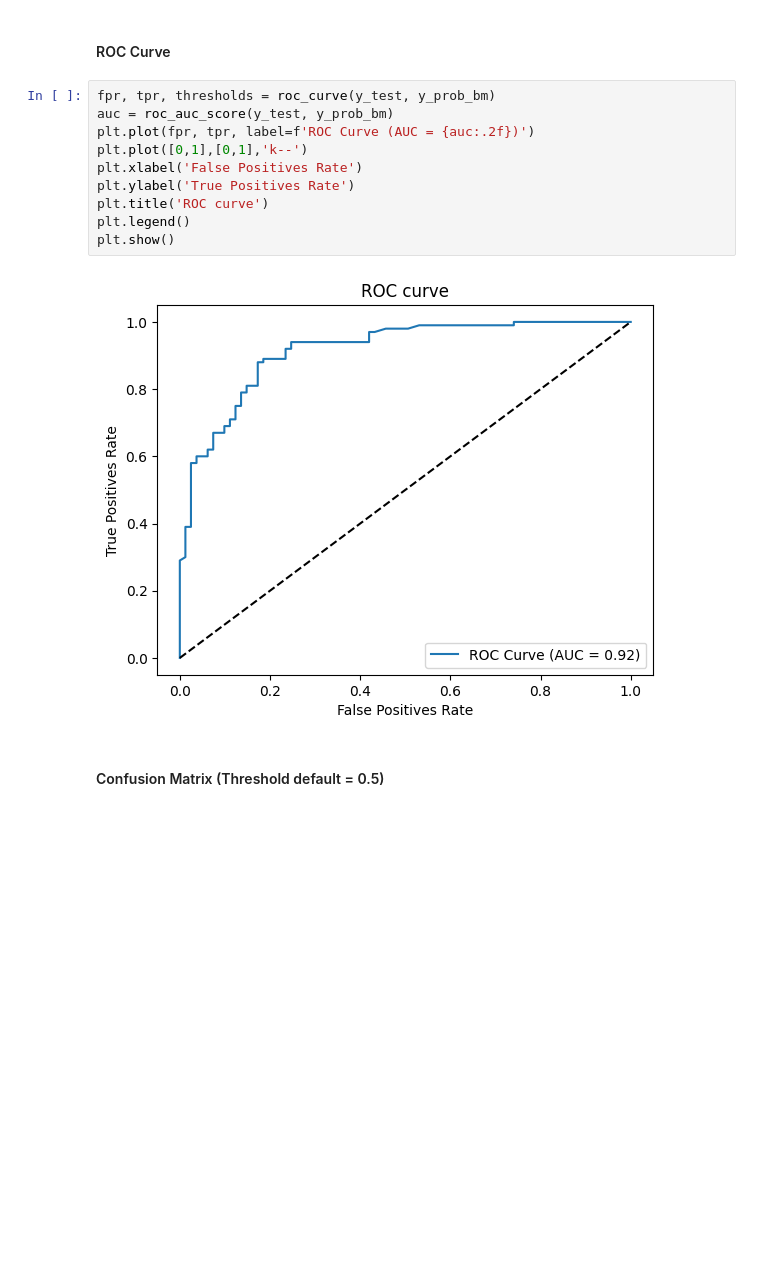
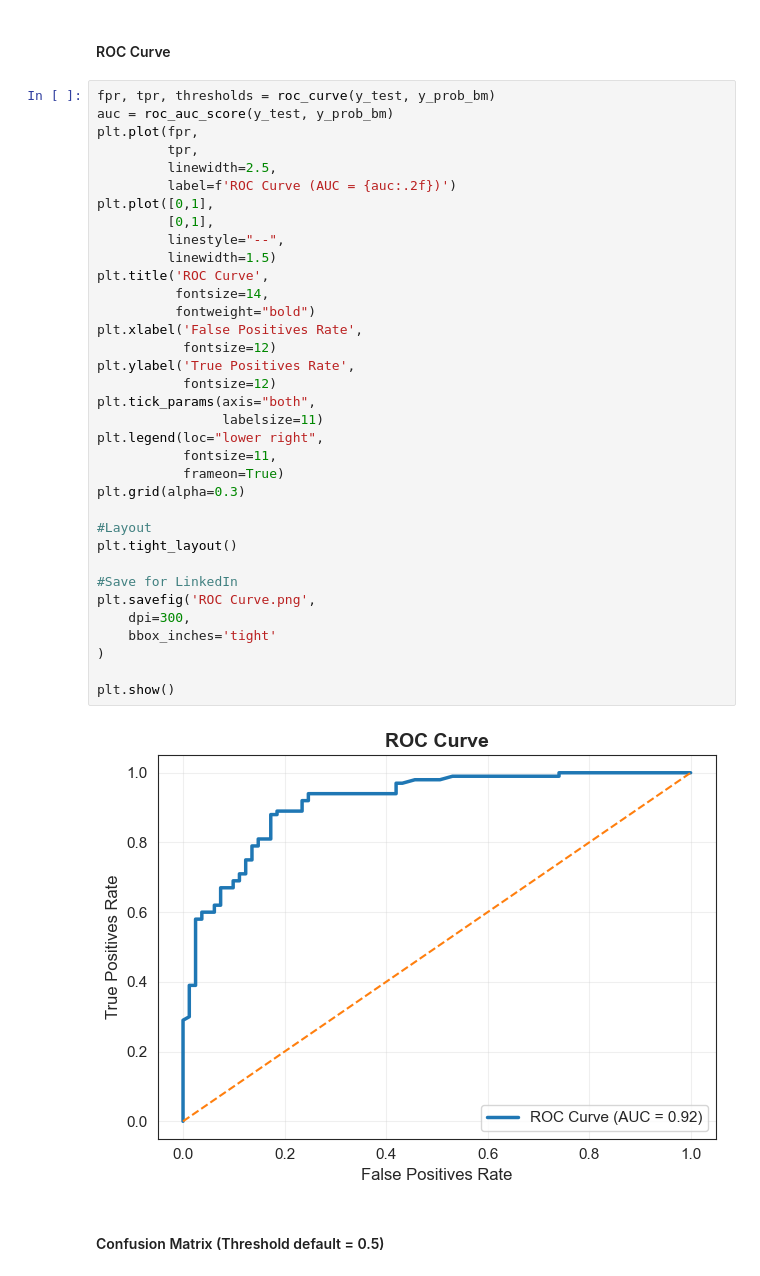
Before and after one commit to biotechwithdata/REPO, a Jupyter notebook: heart_disease_risk_analysis.ipynb, the cells around one changed output. Drawn from its saved outputs; the diff is of its cells as text; blank space fills up the shorter version.

```diff
--- a/heart_disease_risk_analysis.ipynb
+++ b/heart_disease_risk_analysis.ipynb
@@ -1037,15 +1037,40 @@ weighted avg       0.86      0.86      0.86       181
 # %%
 fpr, tpr, thresholds = roc_curve(y_test, y_prob_bm)
 auc = roc_auc_score(y_test, y_prob_bm)
-plt.plot(fpr, tpr, label=f'ROC Curve (AUC = {auc:.2f})')
-plt.plot([0,1],[0,1],'k--')
-plt.xlabel('False Positives Rate')
-plt.ylabel('True Positives Rate')
-plt.title('ROC curve')
-plt.legend()
+plt.plot(fpr,
+         tpr,
+         linewidth=2.5,
+         label=f'ROC Curve (AUC = {auc:.2f})')
+plt.plot([0,1],
+         [0,1],
+         linestyle="--",
+         linewidth=1.5)
+plt.title('ROC Curve',
+          fontsize=14,
+          fontweight="bold")
+plt.xlabel('False Positives Rate',
+           fontsize=12)
+plt.ylabel('True Positives Rate',
+           fontsize=12)
+plt.tick_params(axis="both",
+                labelsize=11)
+plt.legend(loc="lower right",
+           fontsize=11,
+           frameon=True)
+plt.grid(alpha=0.3)
+
+#Layout
+plt.tight_layout()
+
+#Save for LinkedIn
+plt.savefig('ROC Curve.png',
+    dpi=300,
+    bbox_inches='tight'
+)
+
 plt.show()
 # %% [output]
-[figure, old version]
+[figure, new version]
 # %% [markdown]
 #### Confusion Matrix (Threshold default = 0.5)
 # %%
```
Also changed, not shown: parts of 3 cells of this notebook, 6 other files.
